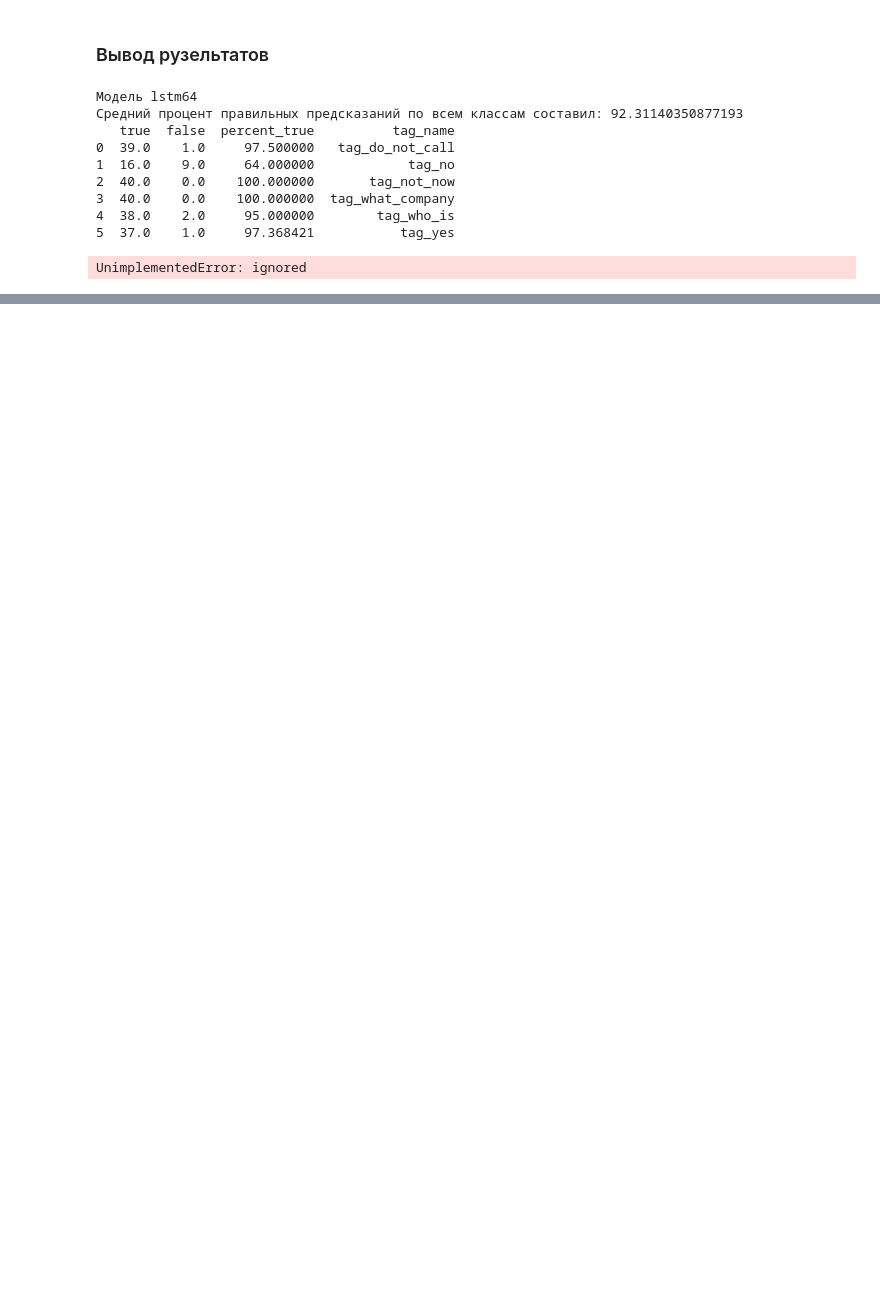
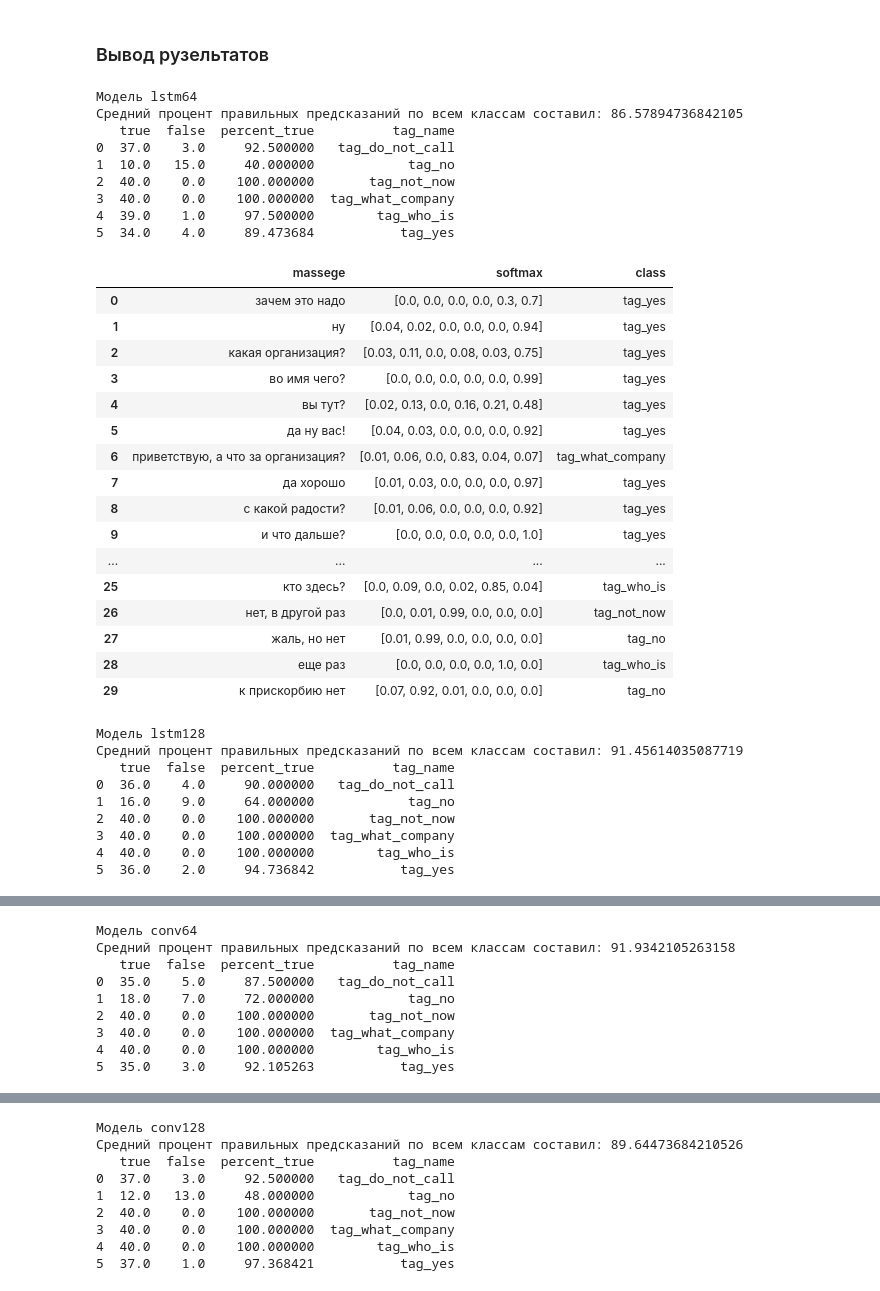
Before and after one commit to resquilleur/TestWorkNeowoxCC, a Jupyter notebook: Main.ipynb, the cells around one changed output, grey strips where cells are left out. Drawn from its saved outputs; the diff is of its cells as text; code cells hidden in the pictures; blank space fills up the shorter version.

```diff
--- a/Main.ipynb
+++ b/Main.ipynb
@@ -231,7 +249,9 @@ model_conv = fabric.create_model(name='conv')
 # %%
 # выберем два набора параметров (лучше всего показали себя на тестах) - тут можно реализовать генетику
 models_params_list = [['lstm64', vocabulary_len, y_train.shape[1], 1, 7, 6, 1e-3, 1e-6, 16, 30],
-                      ['lstm128', vocabulary_len, y_train.shape[1], 1, 7, 7, 1e-3, 1e-6, 32, 30]]
+                      ['lstm128', vocabulary_len, y_train.shape[1], 1, 7, 7, 1e-3, 1e-6, 32, 30],
+                      ['conv64', vocabulary_len, y_train.shape[1], 1, 5, 6, 3, 3, 10, 1e-3, 1e-6, 16, 30],
+                      ['conv128', vocabulary_len, y_train.shape[1], 1, 5, 7, 3, 3, 10, 1e-3, 1e-6, 32, 30]]
 
 models = {} # тут будут лежать обученные модели
 historys = {} # тут будут лежать истрии обучения
@@ -358,39 +422,65 @@ def getResults(model, x_test, y_test):
     print(result_test_df)
     return pred_model
 # %%
-def getValidResultsTable(pred):
-    pred_model = model.predict(x_valid) # получаем предсказание модели
-    pred = np.argmax(pred_model, axis=1) # получаем метку класса с максимальным значением
+# функция вывода результата по проверочному набору
+def getValidResultsTable(model, valid):
+    pred = model.predict(valid) # получаем предсказание модели
 
     valid_df = pd.DataFrame()
-    valid_df['massege'] = list(x_valid)
-    valid_df['softmax'] = list(pred.round(2))
-    valid_df['class'] = list(np.argmax(pred, axis=1))
-
-    valid_df['class'] = np.array([x[3:] for x in ohe_ytrain.get_feature_names()])[valid_df['class']]
+    valid_df['massege'] = list(x_valid) # изначальный набор предложений для проверки
+    valid_df['softmax'] = list(pred.round(2)) # записываем вероятности классов
+    valid_df['class'] = list(np.argmax(pred, axis=1)) # получаем предсказание по максимальному классу
+    valid_df['class'] = np.array([x[3:] for x in ohe_ytrain.get_feature_names()])[valid_df['class']] # проставляем название тега
     display(valid_df)
+    return valid_df
 # %%
 # загрузим лучшие веса моделей, получим предсказания на тесовых данных, выведем предсказания на валидационных данных
 for key in models.keys():
     models[key].load_weights(f'data/best_weights_{key}.h5')
     model = models[key]
     print(f'Модель {key}')
     if 'norm' in key:
         getResults(model, x_test_norm, y_test_norm)
-        getValidResultsTable(model)
+        valid_df = getValidResultsTable(model, x_valid_pad_seq_norm)
     else:
         getResults(model, x_test, y_test)
-        getValidResultsTable(model)
+        valid_df = getValidResultsTable(model, x_valid_pad_seq)
+    valid_df.to_csv(f'data/{key}.csv')
     print()
     print()
 # %% [output]
 Модель lstm64
-Средний процент правильных предсказаний по всем классам составил: 92.31140350877193
+Средний процент правильных предсказаний по всем классам составил: 86.57894736842105
    true  false  percent_true          tag_name
-0  39.0    1.0     97.500000   tag_do_not_call
-1  16.0    9.0     64.000000            tag_no
+0  37.0    3.0     92.500000   tag_do_not_call
+1  10.0   15.0     40.000000            tag_no
 2  40.0    0.0    100.000000       tag_not_now
 3  40.0    0.0    100.000000  tag_what_company
-4  38.0    2.0     95.000000        tag_who_is
-5  37.0    1.0     97.368421           tag_yes
+4  39.0    1.0     97.500000        tag_who_is
+5  34.0    4.0     89.473684           tag_yes
+|  | massege | softmax | class |
+| 0 | зачем это надо | [0.0, 0.0, 0.0, 0.0, 0.3, 0.7] | tag_yes |
+| 1 | ну | [0.04, 0.02, 0.0, 0.0, 0.0, 0.94] | tag_yes |
+| 2 | какая организация? | [0.03, 0.11, 0.0, 0.08, 0.03, 0.75] | tag_yes |
+| 3 | во имя чего? | [0.0, 0.0, 0.0, 0.0, 0.0, 0.99] | tag_yes |
+| 4 | вы тут? | [0.02, 0.13, 0.0, 0.16, 0.21, 0.48] | tag_yes |
+| 5 | да ну вас! | [0.04, 0.03, 0.0, 0.0, 0.0, 0.92] | tag_yes |
+| 6 | приветствую, а что за организация? | [0.01, 0.06, 0.0, 0.83, 0.04, 0.07] | tag_what_company |
+| 7 | да хорошо | [0.01, 0.03, 0.0, 0.0, 0.0, 0.97] | tag_yes |
+| 8 | с какой радости? | [0.01, 0.06, 0.0, 0.0, 0.0, 0.92] | tag_yes |
+| 9 | и что дальше? | [0.0, 0.0, 0.0, 0.0, 0.0, 1.0] | tag_yes |
+| ... | ... | ... | ... |
+| 25 | кто здесь? | [0.0, 0.09, 0.0, 0.02, 0.85, 0.04] | tag_who_is |
+| 26 | нет, в другой раз | [0.0, 0.01, 0.99, 0.0, 0.0, 0.0] | tag_not_now |
+| 27 | жаль, но нет | [0.01, 0.99, 0.0, 0.0, 0.0, 0.0] | tag_no |
+| 28 | еще раз | [0.0, 0.0, 0.0, 0.0, 1.0, 0.0] | tag_who_is |
+| 29 | к прискорбию нет | [0.07, 0.92, 0.01, 0.0, 0.0, 0.0] | tag_no |
-UnimplementedError: ignored
+Модель lstm128
+Средний процент правильных предсказаний по всем классам составил: 91.45614035087719
+   true  false  percent_true          tag_name
+0  36.0    4.0     90.000000   tag_do_not_call
+1  16.0    9.0     64.000000            tag_no
+2  40.0    0.0    100.000000       tag_not_now
+3  40.0    0.0    100.000000  tag_what_company
+4  40.0    0.0    100.000000        tag_who_is
+5  36.0    2.0     94.736842           tag_yes
@@ -396,0 +504,9 @@ UnimplementedError: ignored
+Модель conv64
+Средний процент правильных предсказаний по всем классам составил: 91.9342105263158
+   true  false  percent_true          tag_name
+0  35.0    5.0     87.500000   tag_do_not_call
+1  18.0    7.0     72.000000            tag_no
+2  40.0    0.0    100.000000       tag_not_now
+3  40.0    0.0    100.000000  tag_what_company
+4  40.0    0.0    100.000000        tag_who_is
+5  35.0    3.0     92.105263           tag_yes
@@ -396,0 +530,9 @@ UnimplementedError: ignored
+Модель conv128
+Средний процент правильных предсказаний по всем классам составил: 89.64473684210526
+   true  false  percent_true          tag_name
+0  37.0    3.0     92.500000   tag_do_not_call
+1  12.0   13.0     48.000000            tag_no
+2  40.0    0.0    100.000000       tag_not_now
+3  40.0    0.0    100.000000  tag_what_company
+4  40.0    0.0    100.000000        tag_who_is
+5  37.0    1.0     97.368421           tag_yes
```
Also changed, not shown: parts of 7 cells of this notebook.
